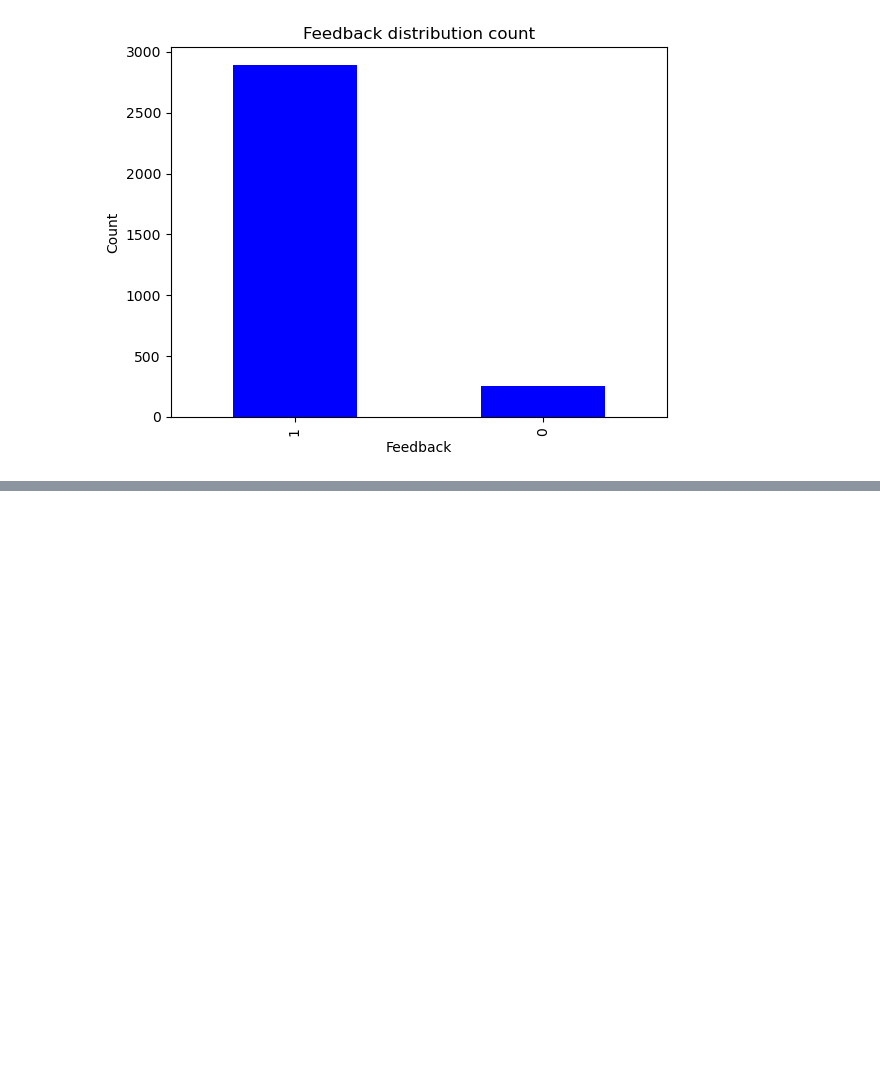
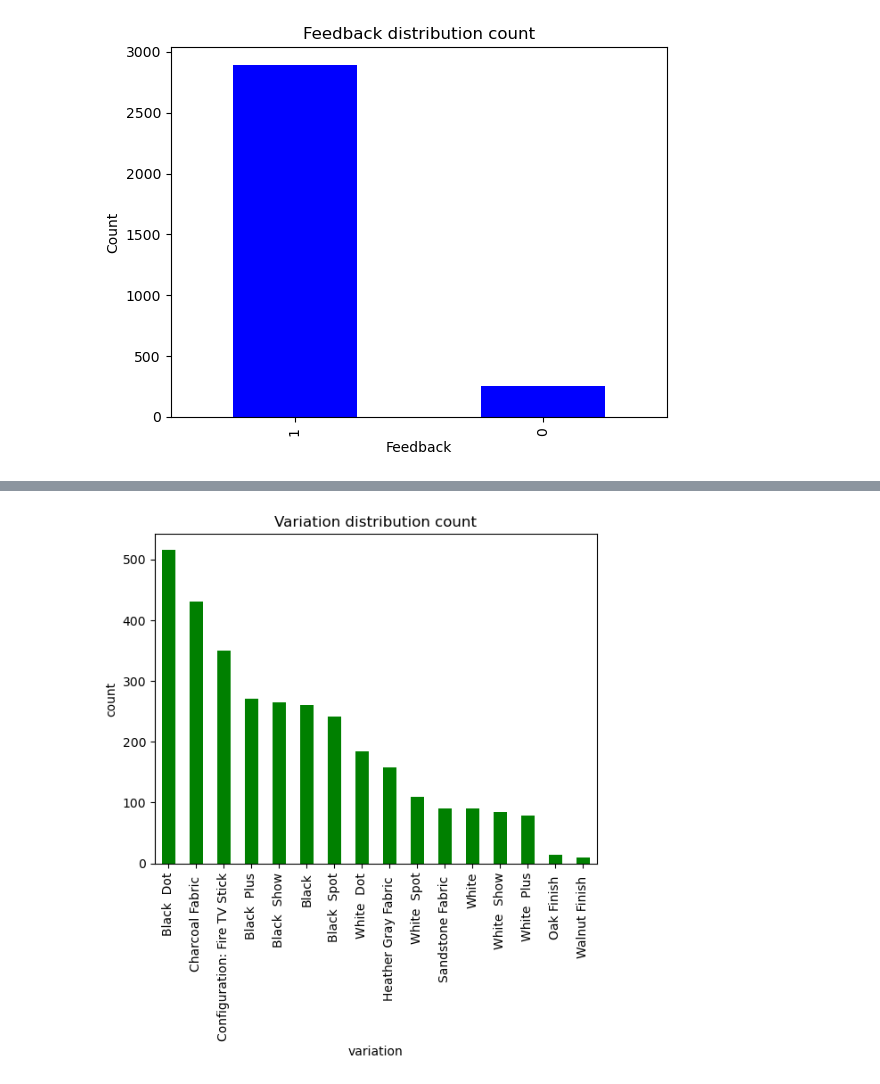
Before and after one commit to sanjsaloni/Natural-Language-Processing, a Jupyter notebook: Sentiment_Analysis.ipynb, the cells around one changed output, grey strips where cells are left out. Saved outputs shown, nothing was run; the diff lists cells and outputs as text; code cells hidden in the pictures; blank space fills up the shorter version.

```diff
--- a/Sentiment_Analysis.ipynb
+++ b/Sentiment_Analysis.ipynb
@@ -183,0 +220,8 @@ plt.show()
+# %%
+data['variation'].value_counts().plot.bar(color ="green")
+plt.title("Variation distribution count")
+plt.xlabel('variation')
+plt.ylabel('count')
+plt.show()
+# %% [output]
+[figure, added]
```
Also changed, not shown: parts of 12 cells of this notebook.
